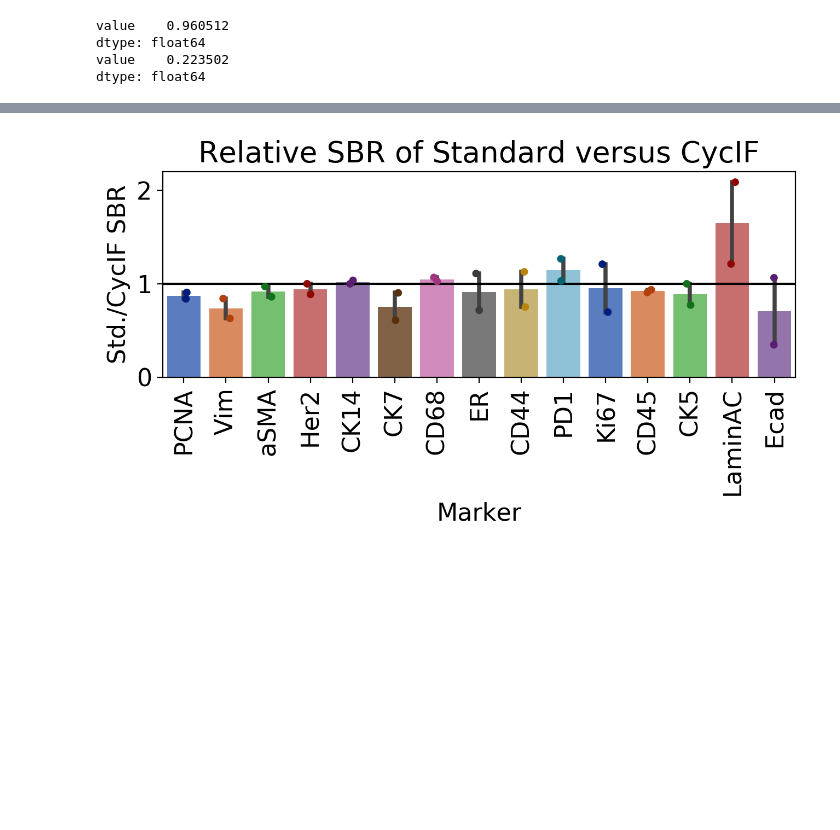
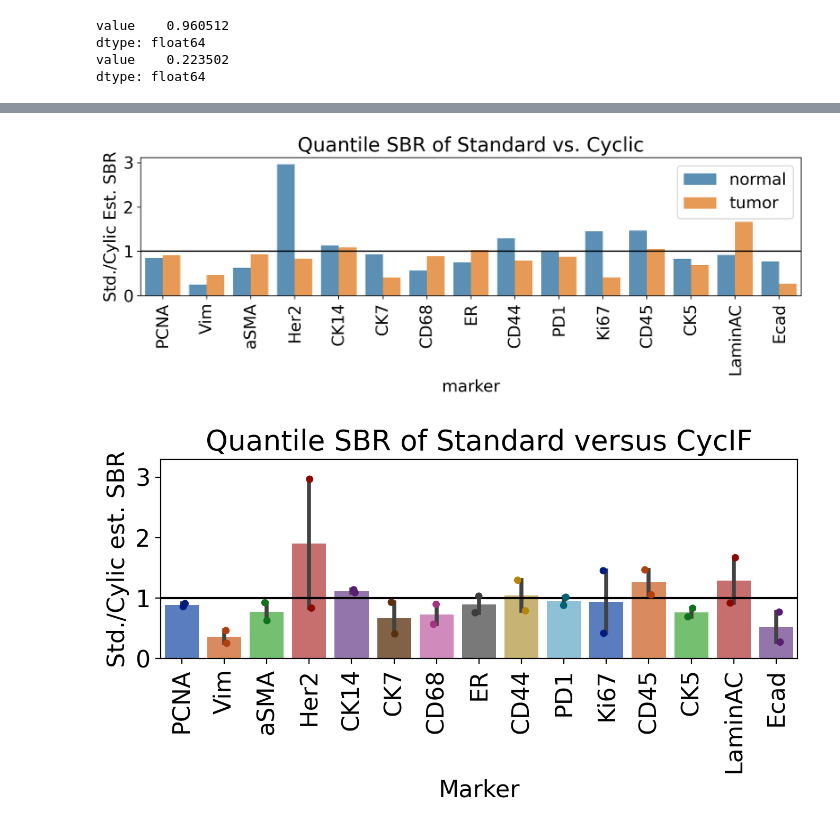
Before and after one commit to engjen/cycIF_Validation, a Jupyter notebook: Fig1_SinglevsCyclic_analysis_44290.ipynb, the cells around one changed output, grey strips where cells are left out. Drawn from its saved outputs; the diff is of its cells as text; code cells hidden in the pictures; blank space fills up the shorter version.

Commit message:
Figure 1 notebooks

```diff
--- a/Fig1_SinglevsCyclic_analysis_44290.ipynb
+++ b/Fig1_SinglevsCyclic_analysis_44290.ipynb
@@ -72,3 +76,10 @@ df_mi =pd.read_csv(f'{codedir}/BigData/features_singlevscyclic.csv',index_col=0)
+# %%
+#import dataframes with mean intensity/centroid from segmentation and feature extraction
+ls_slide =  ['44290-112', '44290-113', '44290-114', '44290-115', '44290-116',
+             '44294-116', '44294-117', '44294-118', '44294-119', '44294-120']
+df_mi = pd.DataFrame()
+for s_slide in ls_slide:
+    df_mi = df_mi.append(pd.read_csv(f'{codedir}/Data/features_{s_slide}_singlevscyclic.csv',index_col=0))
 # %%
 #add the slide/scene information
 df_mi['scene'] = [item.split('_')[1] for item in df_mi.index]
@@ -618,21 +592,46 @@ fig.savefig(s_figname)
 # %%
-#barplot zoomed in
-s_title = 'Relative SBR of Standard versus CycIF'
-s_ylabel = "Std./CycIF SBR"
-s_figname =f'{codedir}/Figures/44290/SBR_Ratio_Single-Cyclic.png'
+
+#calculate ratio of estimated SBR
+se_single = df_plot[df_plot.process=='single'].estimated_SBR
+se_single.index = df_plot[df_plot.process=='single'].tissue + '_' + df_plot[df_plot.process=='single'].marker
+
+se_cyclic = df_plot[df_plot.process=='cyclic'].estimated_SBR
+se_cyclic.index = df_plot[df_plot.process=='cyclic'].tissue + '_' + df_plot[df_plot.process=='cyclic'].marker
+
+df_ratio = pd.DataFrame(se_single/se_cyclic)
+df_ratio['marker'] = [item.split('_')[1] for item in df_ratio.index]
+df_ratio['process'] = [item.split('_')[0] for item in df_ratio.index]
+#plot
+fig,ax = plt.subplots(figsize=(10,4),dpi=200)
+sns.barplot(x="marker", y="estimated_SBR", hue="process", data=df_ratio, ax=ax, alpha=0.8)
+ax.legend()
+ax.set_ylabel('Std./Cylic Est. SBR')
+#ax.set_yscale('log')
+ax.set_title('Quantile SBR of Standard vs. Cyclic')
+ax.axhline(1,color='black')
+labels=ax.get_xticklabels()
+ax.set_xticklabels(labels, rotation=90)
+plt.tight_layout()
+fig.savefig(f'{codedir}/Figures/44290/Estimate_SBR_Ratio_Single-Cyclic.png')
+
+#barplot of mean
+s_title = 'Quantile SBR of Standard versus CycIF'
+s_ylabel = 'Std./Cylic est. SBR'
+s_figname =f'{codedir}/Figures/44290/Estimate_meanSBR_Ratio_Single-Cyclic.png'
 fig, ax = plt.subplots(figsize=(7,4),dpi=200)
-sns.barplot(data=df_longer, x='marker', y='value', palette = 'muted', ci='sd')
-sns.stripplot(data=df_longer, x='marker', y='value', palette = 'dark')
+sns.barplot(data=df_ratio, x='marker', y='estimated_SBR', palette = 'muted', ci='sd')
+sns.stripplot(data=df_ratio, x='marker', y='estimated_SBR', palette = 'dark')
 ax.set_ylabel(s_ylabel)
-#ax.set_ylim(0,3)
+ax.set_ylim(0,3.3)
 ax.set_xlabel("Marker")
 ax.axhline(1,color='black')
 
 labels=ax.get_xticklabels()
 ax.set_xticklabels(labels, rotation=90)
 ax.set_title(s_title)
 
 plt.tight_layout()
 fig.savefig(s_figname)
 # %% [output]
-[figure, old version]
+[figure, new version]
+[figure, added]
```
Also changed, not shown: parts of 27 cells of this notebook, 1 other file.
